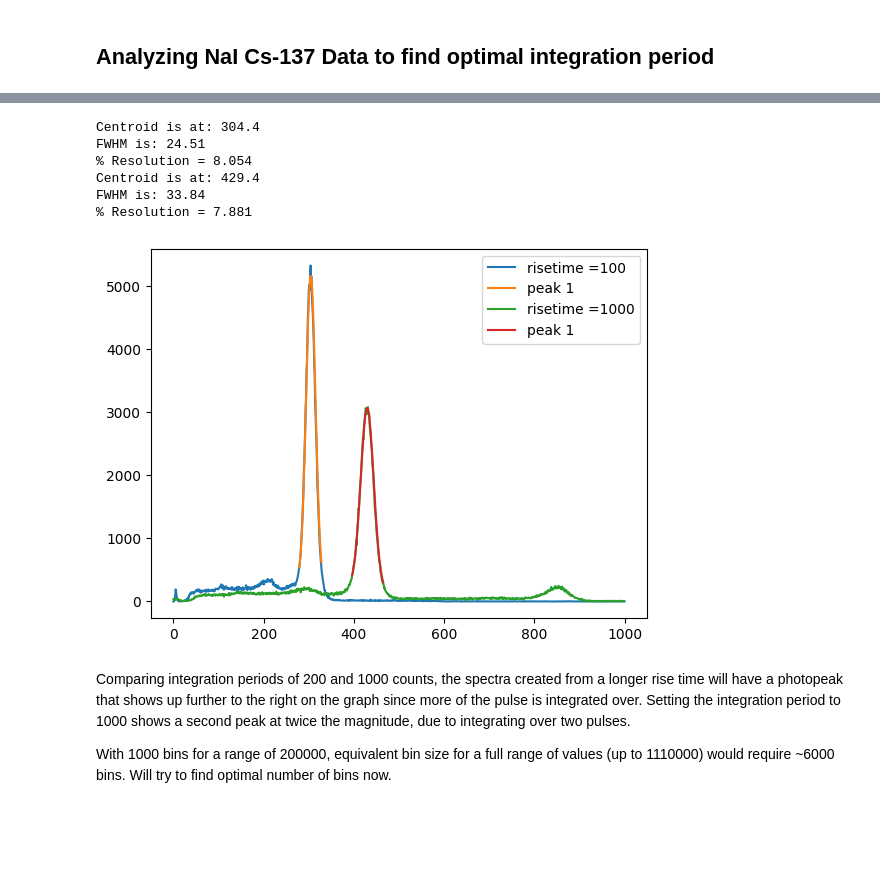
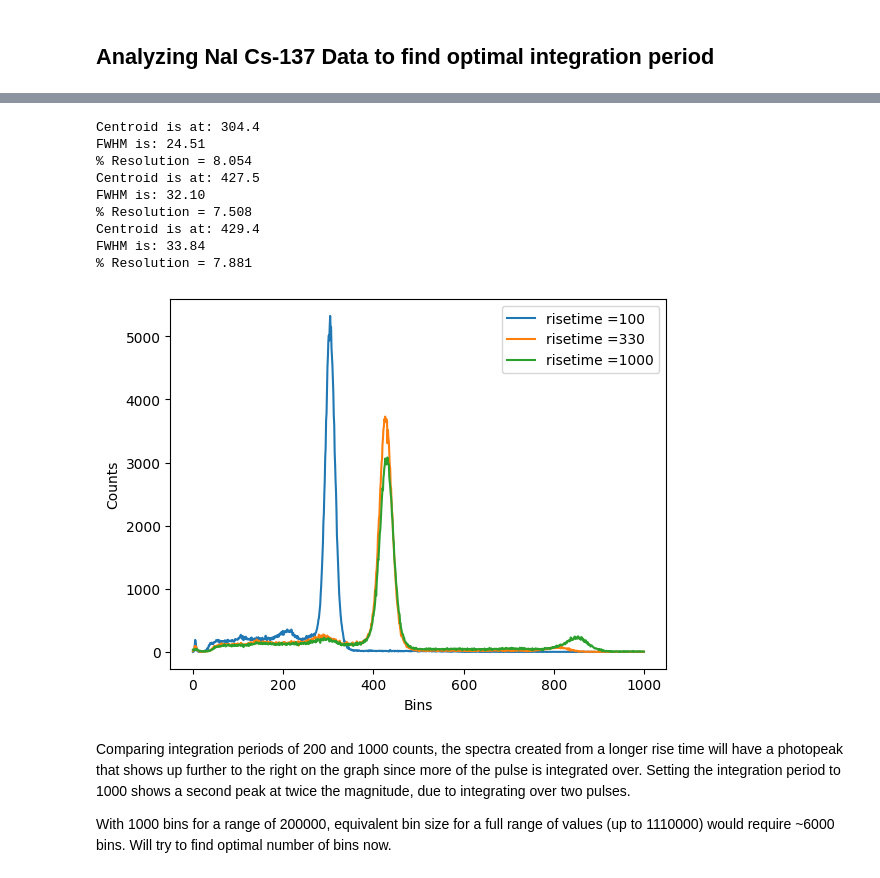
Before and after one commit to UCB-NE-204-2022/Devin_Thatcher_NE204, a Jupyter notebook: Lab2/Jupyter/NE204Lab2.ipynb, the cells around one changed output, grey strips where cells are left out. Cells and saved outputs as stored; diff of their text form; code cells hidden in the pictures; blank space fills up the shorter version.

```diff
--- a/Lab2/Jupyter/NE204Lab2.ipynb
+++ b/Lab2/Jupyter/NE204Lab2.ipynb
@@ -202,0 +232,19 @@ Seems like the range can be decreased to half of before. Noting that the maximum
+# %%
+filelocation = r"C:\Users\devth\Documents\NE204Offline\Inorganic\NaI_Cs137_4cm_30.h5"
+risetimes = (100, 330, 1000)
+
+for i in risetimes:
+    spectra = CreateSpectra(filelocation, events, beforepulse, i)
+    hist, bins = np.histogram(spectra, bins = 1000, range = (0, 200000))
+    plt.plot(range(np.size(hist)), hist, label="risetime =" + str(i))
+    Xranges, coefficients, numberofpeaks, FWHMs = PeakInfo(hist, peakdistance, prominencefactor)
+    for i in range(numberofpeaks):
+        #plt.plot(Xranges[i], Gaussian(Xranges[i], *coefficients[i]), label="peak " + str(i+1))
+        print("Centroid is at: " + str(coefficients[i][1])[:5])
+        print("FWHM is: " + str(2.35*coefficients[i][2])[:5])
+        print("% Resolution = " + str(100*2.35*coefficients[i][2]/coefficients[i][1])[:5])
+
+plt.xlabel("Bins")
+plt.ylabel("Counts")
+plt.legend(loc='upper right')
+plt.show()
@@ -203,40 +262,33 @@ Seems like the range can be decreased to half of before. Noting that the maximum
 # %%
 filelocation = r"C:\Users\devth\Documents\NE204Offline\Inorganic\NaI_Cs137_28cm_30.h5"
-risetime = 100
+risetimes = (100, 330, 1000)
 
-spectra = CreateSpectra(filelocation, events, beforepulse, risetime)
-hist, bins = np.histogram(spectra, bins = 1000, range = (0, 200000))
-plt.plot(range(np.size(hist)), hist, label="risetime =" + str(risetime))
-Xranges, coefficients, numberofpeaks, FWHMs = PeakInfo(hist, peakdistance, prominencefactor)
-for i in range(numberofpeaks):
-    plt.plot(Xranges[i], Gaussian(Xranges[i], *coefficients[i]), label="peak " + str(i+1))
-    print("Centroid is at: " + str(coefficients[i][1])[:5])
-    print("FWHM is: " + str(2.35*coefficients[i][2])[:5])
-    print("% Resolution = " + str(100*2.35*coefficients[i][2]/coefficients[i][1])[:5])
+for i in risetimes:
+    spectra = CreateSpectra(filelocation, events, beforepulse, i)
+    hist, bins = np.histogram(spectra, bins = 1000, range = (0, 200000))
+    plt.plot(range(np.size(hist)), hist, label="risetime =" + str(i))
+    Xranges, coefficients, numberofpeaks, FWHMs = PeakInfo(hist, peakdistance, prominencefactor)
+    for i in range(numberofpeaks):
+        #plt.plot(Xranges[i], Gaussian(Xranges[i], *coefficients[i]), label="peak " + str(i+1))
+        print("Centroid is at: " + str(coefficients[i][1])[:5])
+        print("FWHM is: " + str(2.35*coefficients[i][2])[:5])
+        print("% Resolution = " + str(100*2.35*coefficients[i][2]/coefficients[i][1])[:5])
 
-filelocation = r"C:\Users\devth\Documents\NE204Offline\Inorganic\NaI_Cs137_28cm_30.h5"
-risetime = 1000
-
-spectra = CreateSpectra(filelocation, events, beforepulse, risetime)
-hist, bins = np.histogram(spectra, bins = 1000, range = (0, 200000))
-plt.plot(range(np.size(hist)), hist, label="risetime =" + str(risetime))
-Xranges, coefficients, numberofpeaks, FWHMs = PeakInfo(hist, peakdistance, prominencefactor)
-for i in range(numberofpeaks):
-    plt.plot(Xranges[i], Gaussian(Xranges[i], *coefficients[i]), label="peak " + str(i+1))
-    print("Centroid is at: " + str(coefficients[i][1])[:5])
-    print("FWHM is: " + str(2.35*coefficients[i][2])[:5])
-    print("% Resolution = " + str(100*2.35*coefficients[i][2]/coefficients[i][1])[:5])
-
+plt.xlabel("Bins")
+plt.ylabel("Counts")
 plt.legend(loc='upper right')
 plt.show()
 # %% [output]
 Centroid is at: 304.4
 FWHM is: 24.51
 % Resolution = 8.054
+Centroid is at: 427.5
+FWHM is: 32.10
+% Resolution = 7.508
 Centroid is at: 429.4
 FWHM is: 33.84
 % Resolution = 7.881
-[figure, old version]
+[figure, new version]
 # %% [markdown]
 Comparing integration periods of 200 and 1000 counts, the spectra created from a longer rise time will have a photopeak that shows up further to the right on the graph since more of the pulse is integrated over. Setting the integration period to 1000 shows a second peak at twice the magnitude, due to integrating over two pulses.
 
```
Also changed, not shown: parts of 18 cells of this notebook.
